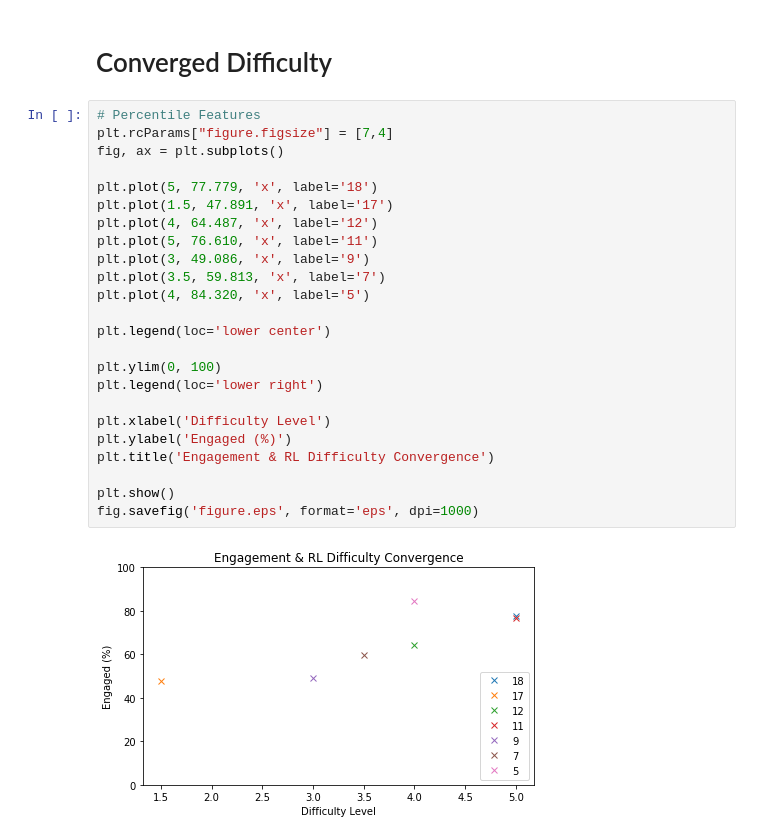
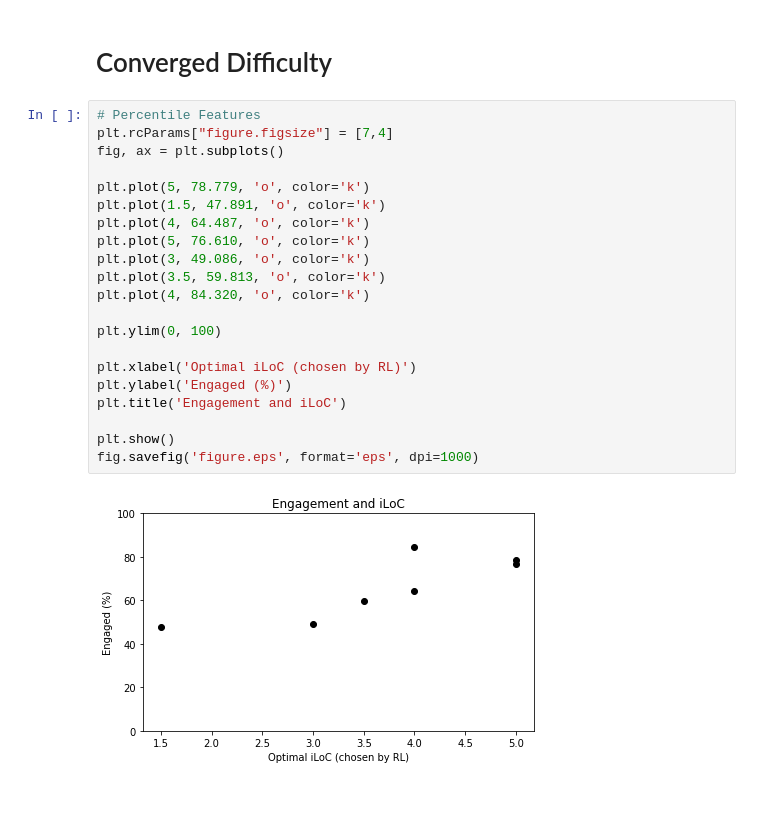
Before and after one commit to interaction-lab/exp_engagement, a Jupyter notebook: Analysis/feature_analysis.ipynb, the cells around one changed output. Saved outputs shown, nothing was run; the diff lists cells and outputs as text; blank space fills up the shorter version.

```diff
--- a/Analysis/feature_analysis.ipynb
+++ b/Analysis/feature_analysis.ipynb
@@ -409,26 +413,23 @@ fig.savefig('figure.eps', format='eps', dpi=1000)
 # %%
 # Percentile Features
 plt.rcParams["figure.figsize"] = [7,4]
 fig, ax = plt.subplots()
 
-plt.plot(5, 77.779, 'x', label='18')
-plt.plot(1.5, 47.891, 'x', label='17')
-plt.plot(4, 64.487, 'x', label='12')
-plt.plot(5, 76.610, 'x', label='11')
-plt.plot(3, 49.086, 'x', label='9')
-plt.plot(3.5, 59.813, 'x', label='7')
-plt.plot(4, 84.320, 'x', label='5')
-
-plt.legend(loc='lower center')
+plt.plot(5, 78.779, 'o', color='k')
+plt.plot(1.5, 47.891, 'o', color='k')
+plt.plot(4, 64.487, 'o', color='k')
+plt.plot(5, 76.610, 'o', color='k')
+plt.plot(3, 49.086, 'o', color='k')
+plt.plot(3.5, 59.813, 'o', color='k')
+plt.plot(4, 84.320, 'o', color='k')
 
 plt.ylim(0, 100)
-plt.legend(loc='lower right')
 
-plt.xlabel('Difficulty Level')
+plt.xlabel('Optimal iLoC (chosen by RL)')
 plt.ylabel('Engaged (%)')
-plt.title('Engagement & RL Difficulty Convergence')
+plt.title('Engagement and iLoC')
 
 plt.show()
 fig.savefig('figure.eps', format='eps', dpi=1000)
 # %% [output]
-[figure, old version]
+[figure, new version]
```
Also changed, not shown: parts of 5 cells of this notebook, 5 other files.
